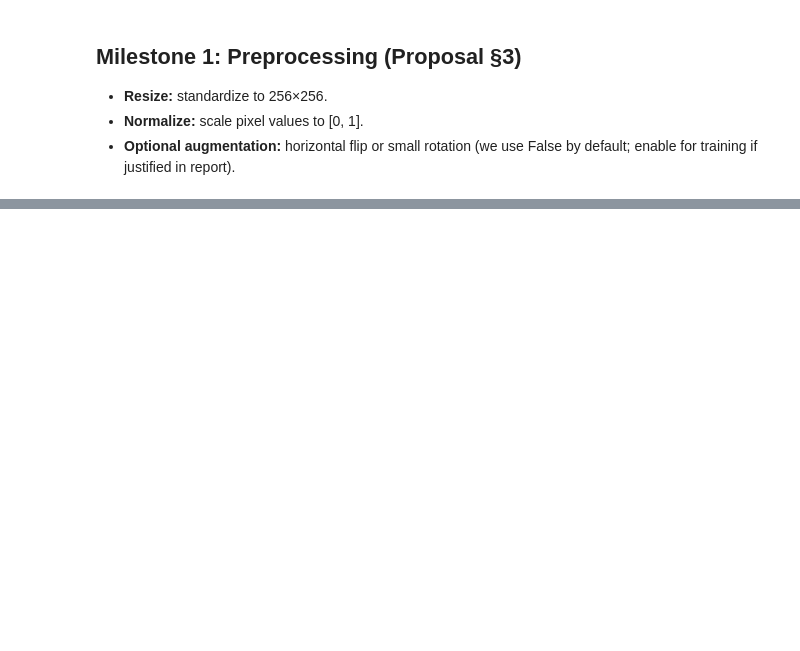
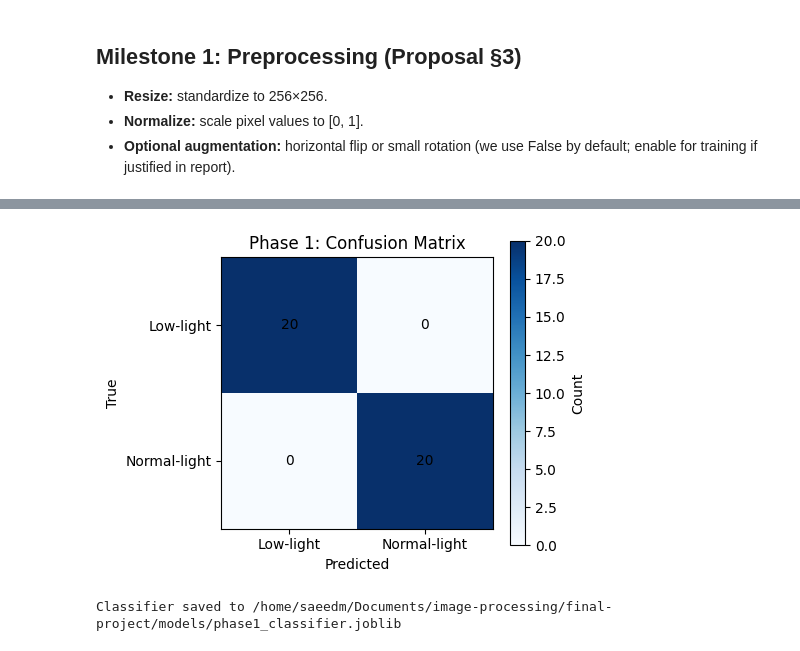
Before and after one commit to SaeedMPro/image-processing, a Jupyter notebook: final-project/enhancement_notebook.ipynb, the cells around one changed output, grey strips where cells are left out. Cells and saved outputs as stored; diff of their text form; code cells hidden in the pictures; blank space fills up the shorter version.

```diff
--- a/final-project/enhancement_notebook.ipynb
+++ b/final-project/enhancement_notebook.ipynb
@@ -64,0 +102,19 @@ plot_pair(low_imgs[0], normal_imgs[0], title="Preprocessed pair (resized 256×25
+# %%
+# Train binary classifier (Proposal: Logistic Regression or SVM only; no deep learning)
+clf = LogisticRegression(max_iter=1000, random_state=42)
+clf.fit(X_train, y_train)
+y_pred = clf.predict(X_test)
+
+# Evaluation metrics (Proposal §4.1)
+accuracy = accuracy_score(y_test, y_pred)
+precision = precision_score(y_test, y_pred, zero_division=0)
+recall = recall_score(y_test, y_pred, zero_division=0)
+f1 = f1_score(y_test, y_pred, zero_division=0)
+
+print("Classification Report:")
+print(classification_report(y_test, y_pred, target_names=["Low-light", "Normal-light"]))
+print("Metrics summary:")
+print(f"  Accuracy:  {accuracy:.4f}")
+print(f"  Precision: {precision:.4f}")
+print(f"  Recall:    {recall:.4f}")
+print(f"  F1-score:  {f1:.4f}")
@@ -64,0 +137,29 @@ plot_pair(low_imgs[0], normal_imgs[0], title="Preprocessed pair (resized 256×25
+# %%
+# Confusion matrix visualization (Proposal §4.1 deliverable)
+cm = confusion_matrix(y_test, y_pred)
+fig, ax = plt.subplots(figsize=(5, 4))
+im = ax.imshow(cm, cmap="Blues")
+ax.set_xticks([0, 1])
+ax.set_yticks([0, 1])
+ax.set_xticklabels(["Low-light", "Normal-light"])
+ax.set_yticklabels(["Low-light", "Normal-light"])
+ax.set_xlabel("Predicted")
+ax.set_ylabel("True")
+for i in range(2):
+    for j in range(2):
+        ax.text(j, i, str(cm[i, j]), ha="center", va="center", color="black")
+plt.colorbar(im, ax=ax, label="Count")
+plt.title("Phase 1: Confusion Matrix")
+plt.tight_layout()
+plt.show()
+# %% [output]
+[figure, added]
+# %%
+# Save trained classifier (Phase 1 deliverable) for report/reuse
+from lowlight.config import MODELS_DIR
+import joblib
+MODELS_DIR.mkdir(parents=True, exist_ok=True)
+joblib.dump(clf, MODELS_DIR / "phase1_classifier.joblib")
+print(f"Classifier saved to {MODELS_DIR / 'phase1_classifier.joblib'}")
+# %% [output]
+Classifier saved to /home/saeedm/Documents/image-processing/final-project/models/phase1_classifier.joblib
```
Also changed, not shown: parts of 14 cells of this notebook.
